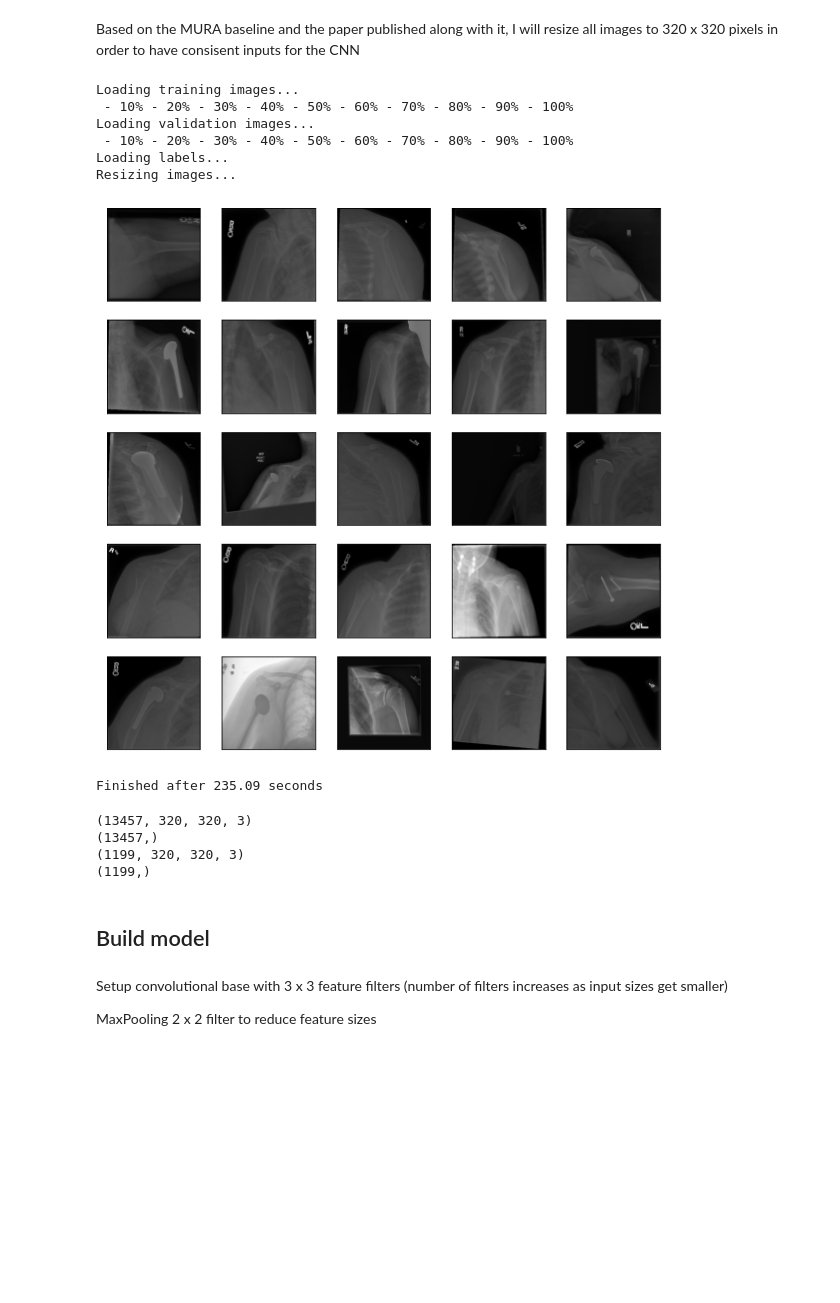
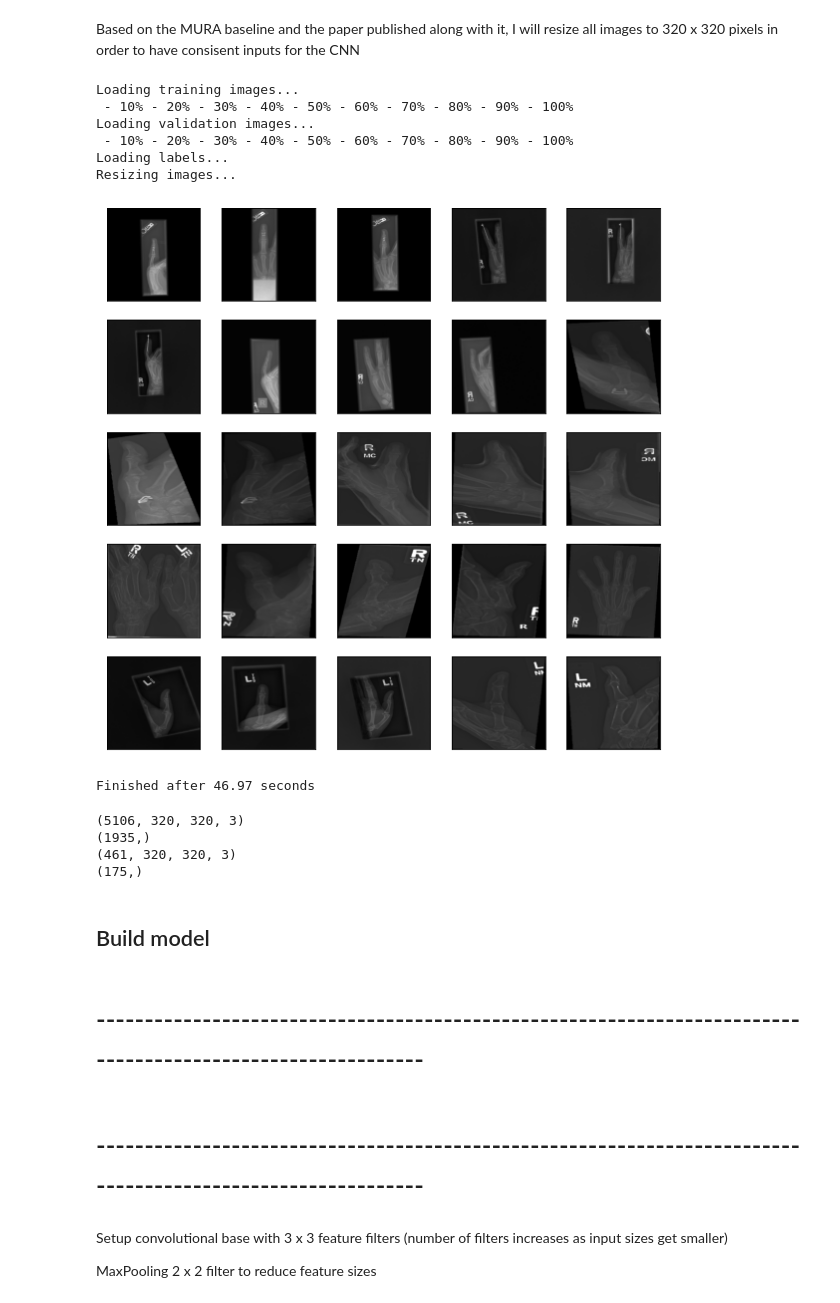
Before and after one commit to GapData/ML_playground, a Jupyter notebook: MURA.ipynb, the cells around one changed output. Cells and saved outputs as stored; diff of their text form; code cells hidden in the pictures; blank space fills up the shorter version.

```diff
--- a/MURA.ipynb
+++ b/MURA.ipynb
@@ -85,8 +85,8 @@ def filter_data(filter_type, train_paths, train_labels, valid_paths, valid_label
     else:
         filt_train_paths = train_paths.loc[train_paths.path.str.contains(filter_type)]
         filt_valid_paths = valid_paths.loc[valid_paths.path.str.contains(filter_type)]
-        filt_train_labels = train_labels.loc[train_labels.path.str.contains(filter_type)]
-        filt_valid_labels = valid_labels.loc[valid_labels.path.str.contains(filter_type)]
+        filt_train_labels = train_labels.loc[train_labels.study_path.str.contains(filter_type)]
+        filt_valid_labels = valid_labels.loc[valid_labels.study_path.str.contains(filter_type)]
         return filt_train_paths, filt_train_labels, filt_valid_paths, filt_valid_labels
 
 def load_data(train_paths, valid_paths, verbose):
@@ -198,18 +198,20 @@ In order to simplify the problem and the CNN architecture for now, I have reduce
 Based on the MURA baseline and the paper published along with it, I will resize all images to 320 x 320 pixels in order to have consisent inputs for the CNN
 # %%
 start = time.time()
+
 train_images, train_labels, valid_images, valid_labels = prep_data(
-    [[TRAIN_PATHS, TRAIN_LABELS], [VALID_PATHS, VALID_LABELS]], (320, 320), FILTERS[1], True, True)
+    [[TRAIN_PATHS, TRAIN_LABELS], [VALID_PATHS, VALID_LABELS]], (320, 320), FILTERS[3], show_sample=True, verbose=True)
+
 print(f'Finished after {(time.time() - start):.2f} seconds')
 # %% [output]
 Loading training images...
  - 10% - 20% - 30% - 40% - 50% - 60% - 70% - 80% - 90% - 100%
 Loading validation images...
  - 10% - 20% - 30% - 40% - 50% - 60% - 70% - 80% - 90% - 100%
 Loading labels...
 Resizing images...
-[figure, old version]
+[figure, new version]
-Finished after 235.09 seconds
+Finished after 46.97 seconds
 # %%
 # check train and validation set sizes
 print(train_images.shape)
@@ -217,12 +219,16 @@ print(train_labels.shape)
 print(valid_images.shape)
 print(valid_labels.shape)
 # %% [output]
-(13457, 320, 320, 3)
-(13457,)
-(1199, 320, 320, 3)
-(1199,)
+(5106, 320, 320, 3)
+(1935,)
+(461, 320, 320, 3)
+(175,)
 # %% [markdown]
 ## Build model
+# %% [markdown]
+# -----------------------------------------------------------------------------------------------------------
+# %% [markdown]
+# -----------------------------------------------------------------------------------------------------------
 # %% [markdown]
 Setup convolutional base with 3 x 3 feature filters (number of filters increases as input sizes get smaller)
 
```
Also changed, not shown: parts of 6 cells of this notebook.
